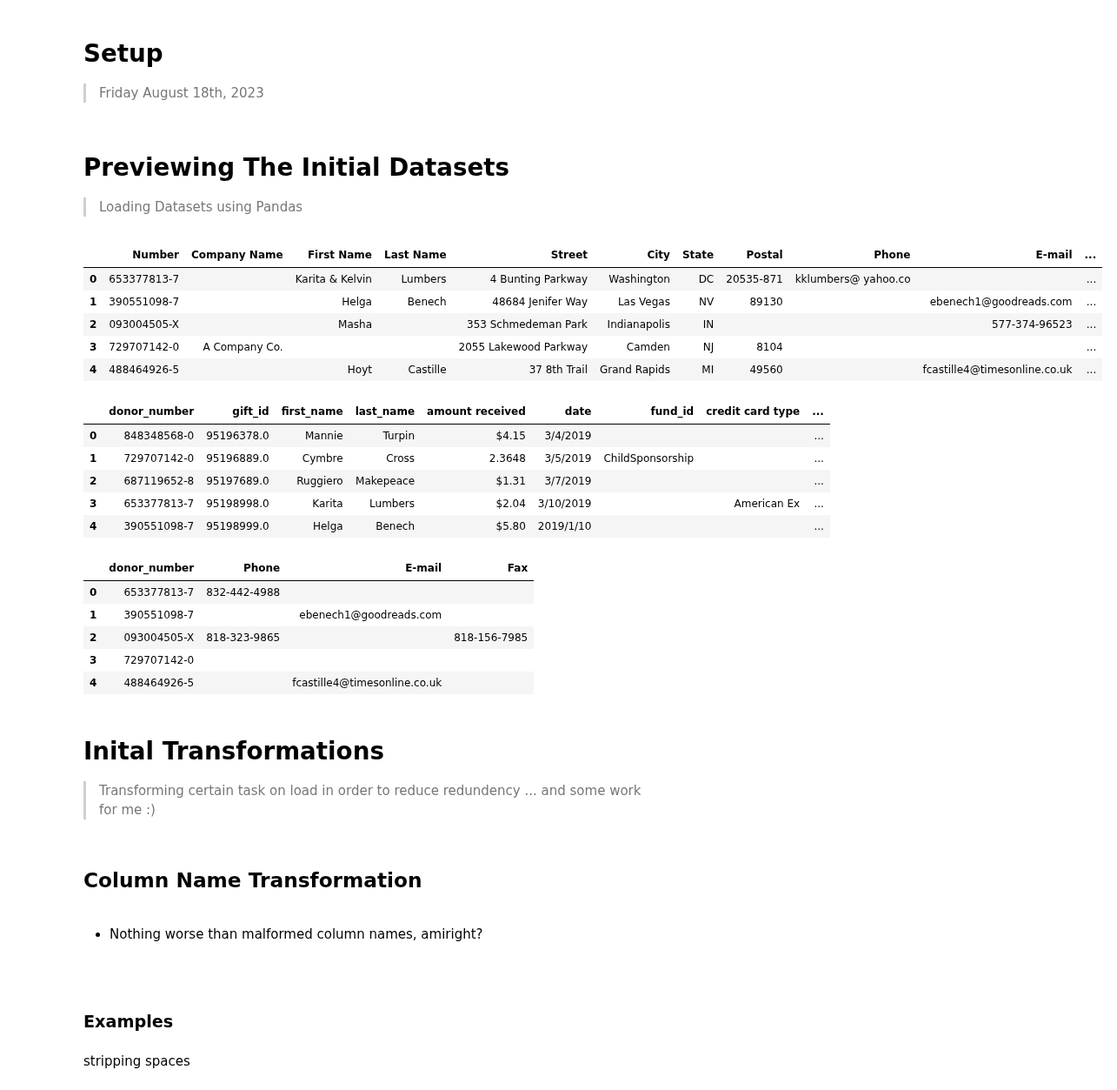
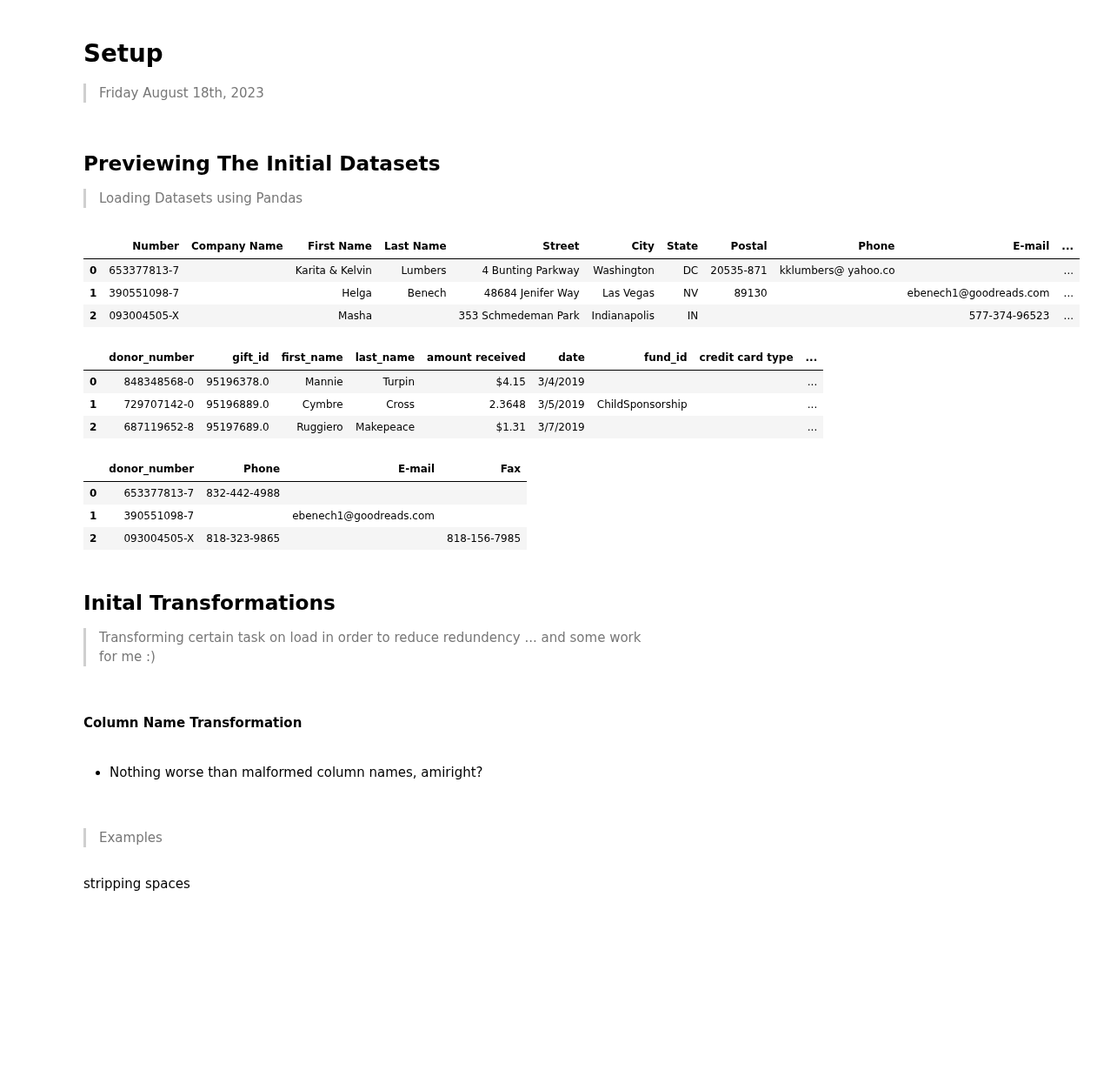
Before and after one commit to LearnThinkCreate/virtuous_interview, a Jupyter notebook: 00_Setup.ipynb, the cells around one changed output. Shown at 87% size. Drawn from its saved outputs; the diff is of its cells as text; code cells hidden in the pictures; blank space fills up the shorter version.

```diff
--- a/00_Setup.ipynb
+++ b/00_Setup.ipynb
@@ -6,4 +6,5 @@
 # %% [markdown]
-# Previewing The Initial Datasets
+## Previewing The Initial Datasets
+
 > Loading Datasets using Pandas
 # %%
@@ -17,37 +19,31 @@ contact_methods = pd.read_csv('data/contact_methods.csv').fillna('')
 contacts = pd.read_csv('data/contacts.csv').fillna('')
 gifts = pd.read_csv('data/gifts.csv').fillna('')
 # %%
-contacts.head()
+contacts.head(3)
 # %% [output]
 |  | Number | Company Name | First Name | Last Name | Street | City | State | Postal | Phone | E-mail | ... |
 | 0 | 653377813-7 |  | Karita & Kelvin | Lumbers | 4 Bunting Parkway | Washington | DC | 20535-871 | kklumbers@ yahoo.co |  | ... |
 | 1 | 390551098-7 |  | Helga | Benech | 48684 Jenifer Way | Las Vegas | NV | 89130 |  | ebenech1@goodreads.com | ... |
 | 2 | 093004505-X |  | Masha |  | 353 Schmedeman Park | Indianapolis | IN |  |  | 577-374-96523 | ... |
-| 3 | 729707142-0 | A Company Co. |  |  | 2055 Lakewood Parkway | Camden | NJ | 8104 |  |  | ... |
-| 4 | 488464926-5 |  | Hoyt | Castille | 37 8th Trail | Grand Rapids | MI | 49560 |  | fcastille4@timesonline.co.uk | ... |
 # %%
-gifts.head()
+gifts.head(3)
 # %% [output]
 |  | donor_number | gift_id | first_name | last_name | amount received | date | fund_id | credit card type | ... |
 | 0 | 848348568-0 | 95196378.0 | Mannie | Turpin | $4.15 | 3/4/2019 |  |  | ... |
 | 1 | 729707142-0 | 95196889.0 | Cymbre | Cross | 2.3648 | 3/5/2019 | ChildSponsorship |  | ... |
 | 2 | 687119652-8 | 95197689.0 | Ruggiero | Makepeace | $1.31 | 3/7/2019 |  |  | ... |
-| 3 | 653377813-7 | 95198998.0 | Karita | Lumbers | $2.04 | 3/10/2019 |  | American Ex | ... |
-| 4 | 390551098-7 | 95198999.0 | Helga | Benech | $5.80 | 2019/1/10 |  |  | ... |
 # %%
-contact_methods.head()
+contact_methods.head(3)
 # %% [output]
 |  | donor_number | Phone | E-mail | Fax |
 | 0 | 653377813-7 | 832-442-4988 |  |  |
 | 1 | 390551098-7 |  | ebenech1@goodreads.com |  |
 | 2 | 093004505-X | 818-323-9865 |  | 818-156-7985 |
-| 3 | 729707142-0 |  |  |  |
-| 4 | 488464926-5 |  | fcastille4@timesonline.co.uk |  |
 # %% [markdown]
-# Inital Transformations
+## Inital Transformations
 > Transforming certain task on load in order to reduce redundency ... and some work for me :)
 # %% [markdown]
-## Column Name Transformation
+#### Column Name Transformation
 <br>
 
 - Nothing worse than malformed column names, amiright? <br>
@@ -63,7 +59,7 @@ def to_camel_case(s):
     words = s.split()
     return ''.join(word.capitalize() for word in words)
 # %% [markdown]
-### Examples
+> Examples
 # %% [markdown]
 stripping spaces
 # %%
```
Also changed, not shown: parts of 91 cells of this notebook, 3 other files.
